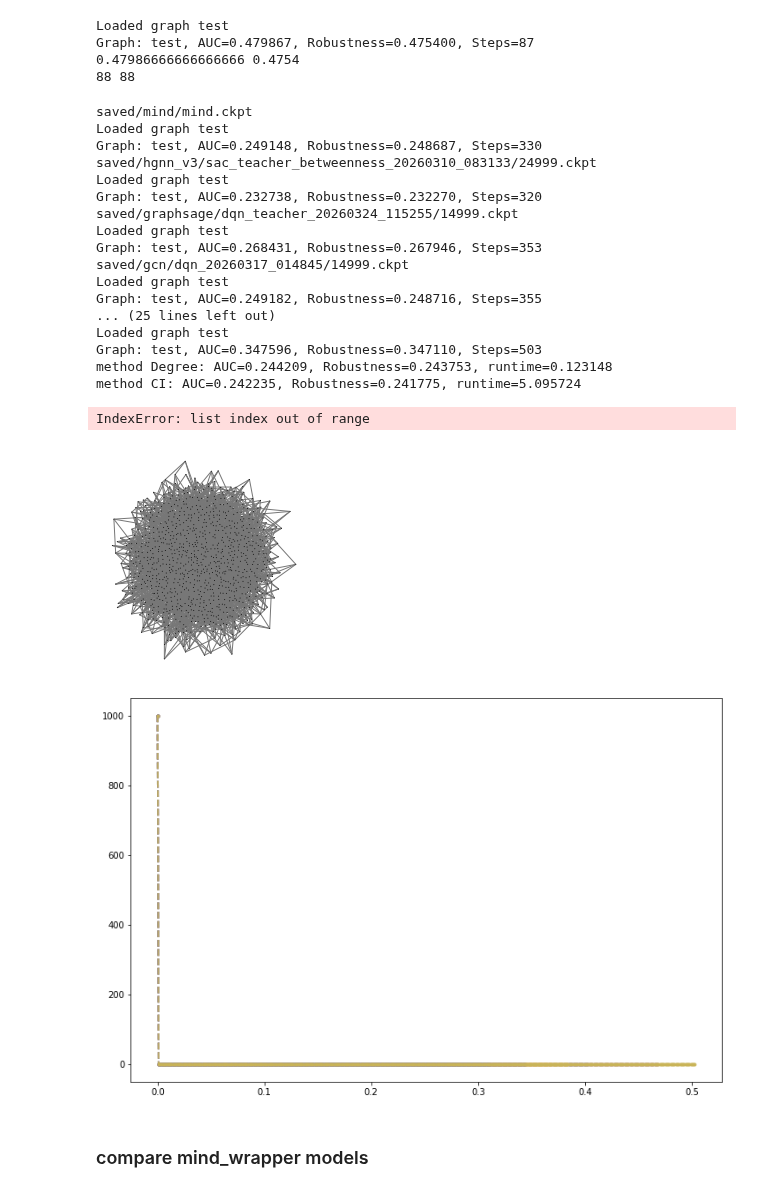
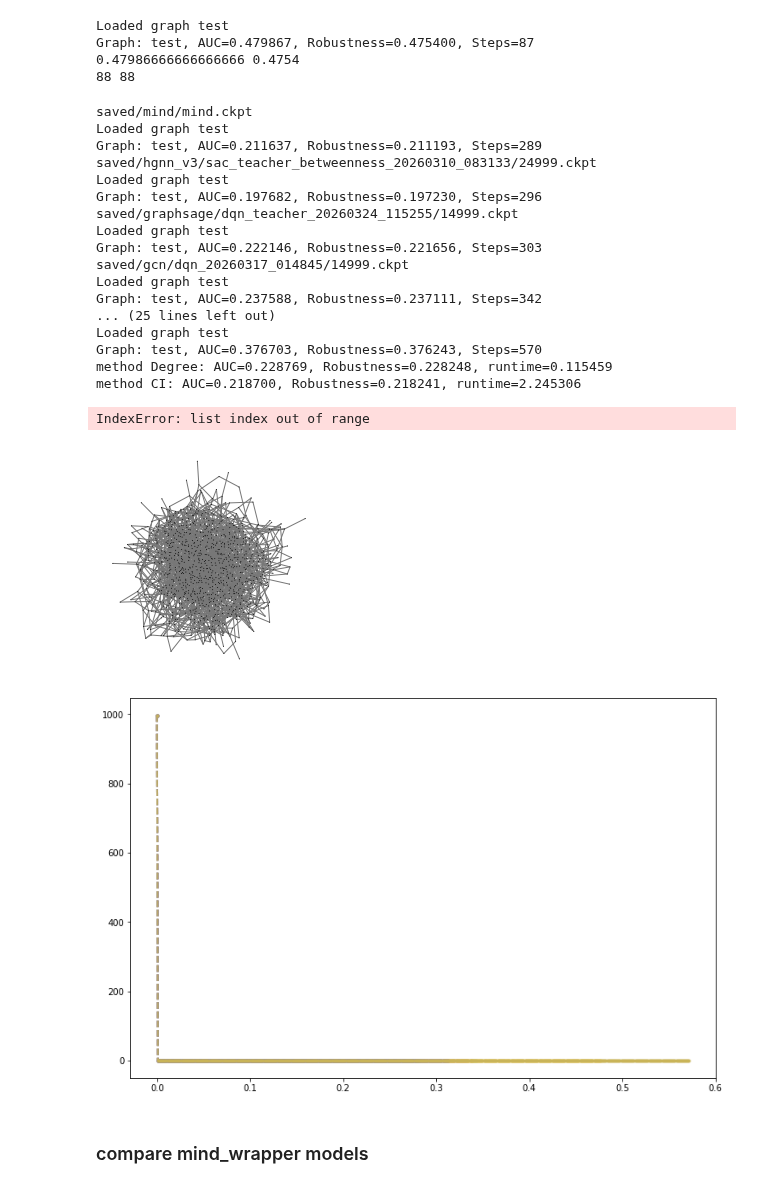
Before and after one commit to Rich-Chaw/MIND-ND, a Jupyter notebook: baseline.ipynb, the cells around one changed output. Drawn from its saved outputs; the diff is of its cells as text; code cells hidden in the pictures.

```diff
--- a/baseline.ipynb
+++ b/baseline.ipynb
@@ -106,12 +106,12 @@ from baseline import baseline_dismantling,METHODS
 # g = barbell(120,p_in=0.1,path_len=3,type="ER")
 
 
-# g = WS(5000,k=4,p=0.3)
+g = WS(1000,k=4,p=0.3)
 # g = ER(5000,p=0.001)
 # g = LPA(5000,m=4,gamma=2.5)
 # g = BA(1000,m=4)
-with open('graphs/test/BA_n_1000_m_4.pkl','wb') as f:
-    pickle.dump(g,f)
+# with open('graphs/test/BA_n_1000_m_4.pkl','wb') as f:
+#     pickle.dump(g,f)
 
 # g = load_g('graphs/test/BA_n_1000_m_5.pkl',name='test')
 # g = load_g('graphs/test/ER_n_500_p_0.015.pkl',name='test')
@@ -162,42 +162,42 @@ methods = {
     # "Betweenness":METHODS['Betweenness'],
     "CI": METHODS['CI'],
     # "PageRank":METHODS['PageRank'],
     # "CoreHD":METHODS['CoreHD'],
     # "FINDER":METHODS['FINDER'],
     # "GDM":METHODS['GDM'],
     # "CoreGDM":METHODS['CoreGDM'],
     # "DomiRank":METHODS['DomiRank'],
     # "TSAM":METHODS['TSAM'],
     # "NIRM":METHODS['NIRM'],
     # "GND":METHODS['GND'],
     # "MinSum":METHODS["MinSum"]
 }
 baseline_results = baseline_dismantling(g,methods,visualize=False,threshold=0.1)
 all_results.update(baseline_results)
 
 from visualize_dismantling import visualize_multiple_curve
 visualize_multiple_curve(g,all_results)
 # %% [output]
 saved/mind/mind.ckpt
 Loaded graph test
-Graph: test, AUC=0.249148, Robustness=0.248687, Steps=330
+Graph: test, AUC=0.211637, Robustness=0.211193, Steps=289
 saved/hgnn_v3/sac_teacher_betweenness_20260310_083133/24999.ckpt
 Loaded graph test
-Graph: test, AUC=0.232738, Robustness=0.232270, Steps=320
+Graph: test, AUC=0.197682, Robustness=0.197230, Steps=296
 saved/graphsage/dqn_teacher_20260324_115255/14999.ckpt
 Loaded graph test
-Graph: test, AUC=0.268431, Robustness=0.267946, Steps=353
+Graph: test, AUC=0.222146, Robustness=0.221656, Steps=303
 saved/gcn/dqn_20260317_014845/14999.ckpt
 Loaded graph test
-Graph: test, AUC=0.249182, Robustness=0.248716, Steps=355
+Graph: test, AUC=0.237588, Robustness=0.237111, Steps=342
 ... (25 lines left out)
 Loaded graph test
-Graph: test, AUC=0.347596, Robustness=0.347110, Steps=503
-method Degree: AUC=0.244209, Robustness=0.243753, runtime=0.123148
-method CI: AUC=0.242235, Robustness=0.241775, runtime=5.095724
+Graph: test, AUC=0.376703, Robustness=0.376243, Steps=570
+method Degree: AUC=0.228769, Robustness=0.228248, runtime=0.115459
+method CI: AUC=0.218700, Robustness=0.218241, runtime=2.245306
 IndexError: list index out of range
-[figure, old version]
+[figure, new version]
-[figure, old version]
+[figure, new version]
 # %% [markdown]
 ### compare mind_wrapper models
 # %%
```
Also changed, not shown: parts of 1 cell of this notebook, 2 other files.
